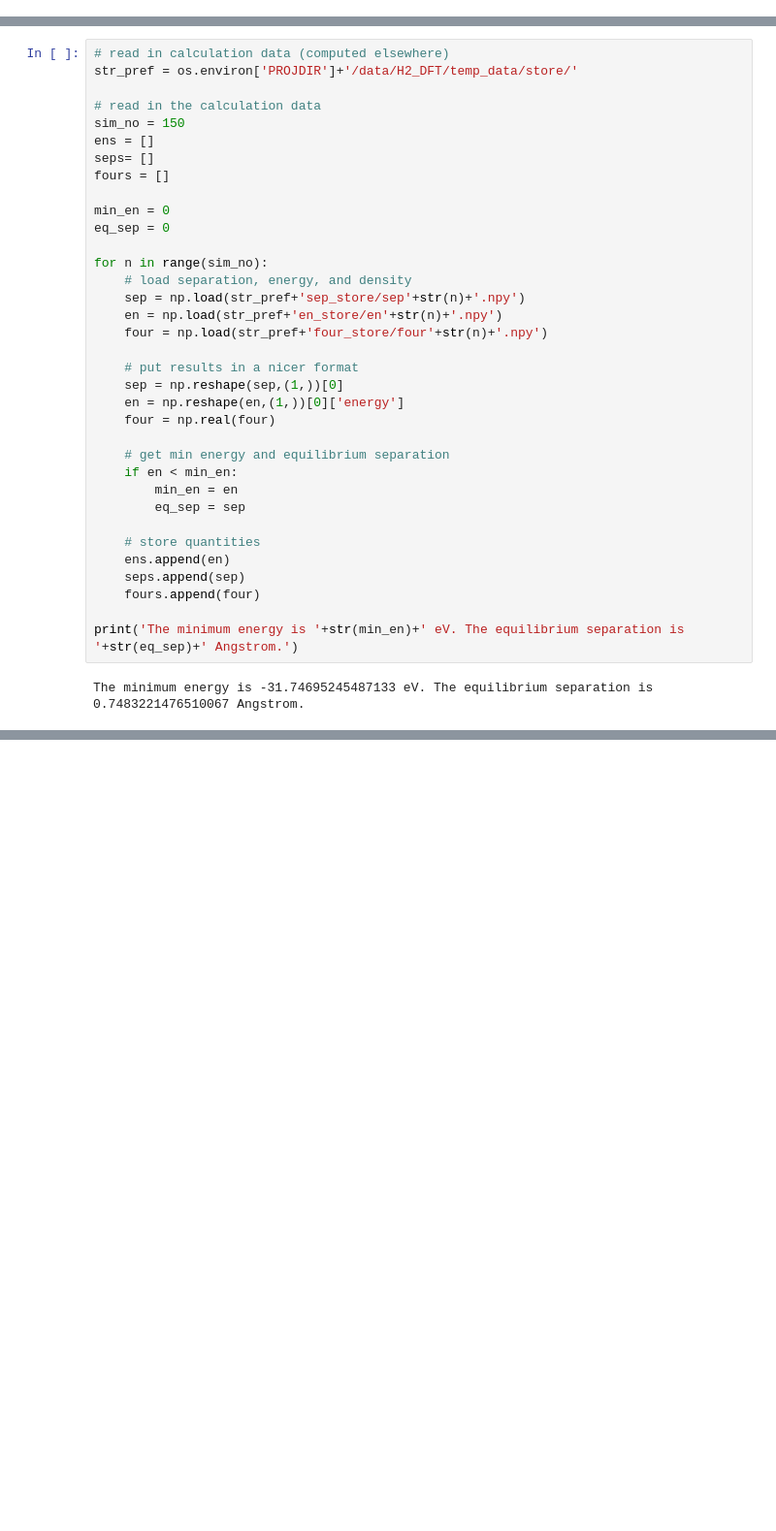
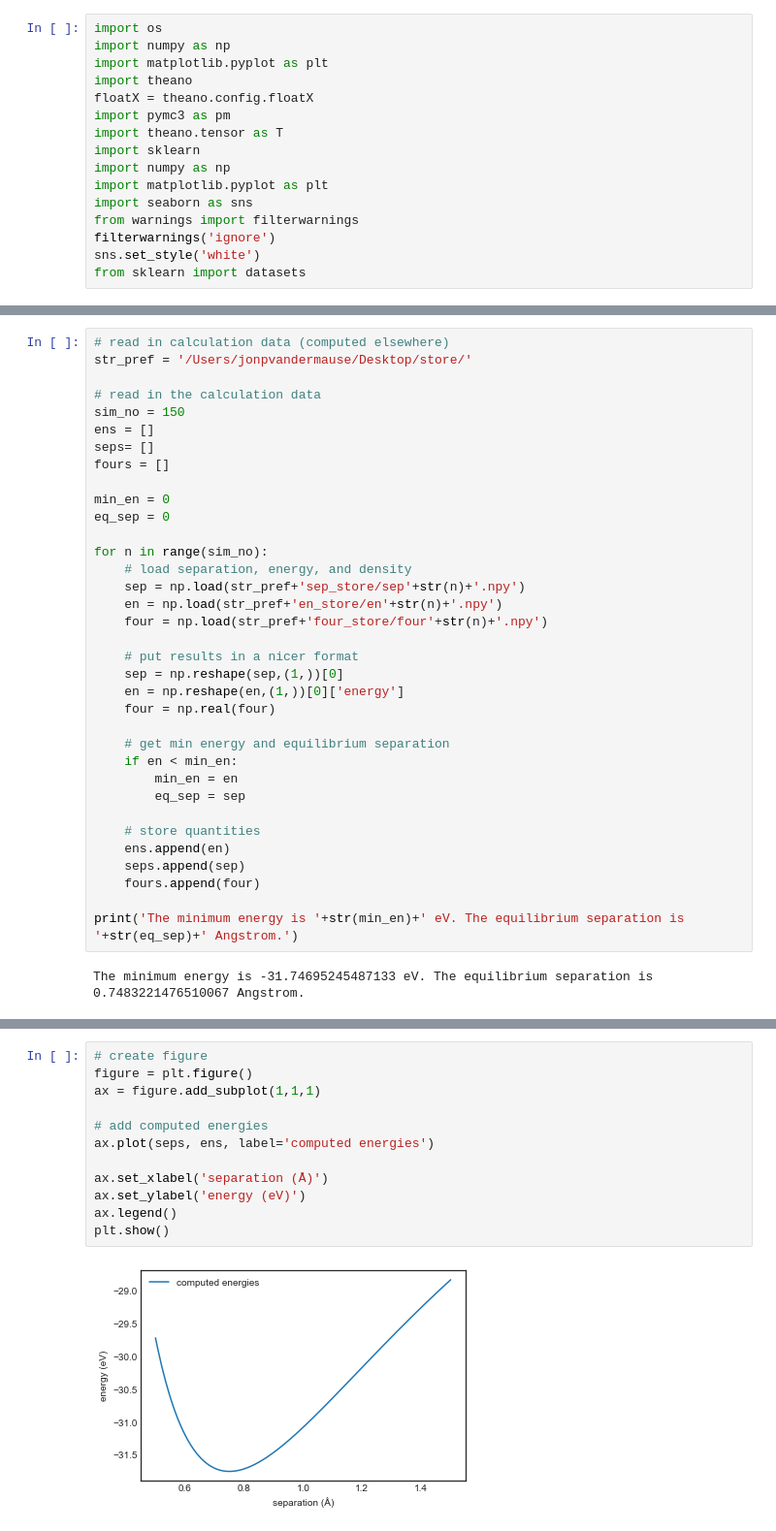
Before and after one commit to simonbatzner/electron-density, a Jupyter notebook: Reproduce_KRR/Bayesian_NN.ipynb, the cells around one changed output, grey strips where cells are left out. Shown at 97% size. Cells and saved outputs as stored; diff of their text form; blank space fills up the shorter version.

```diff
--- a/Reproduce_KRR/Bayesian_NN.ipynb
+++ b/Reproduce_KRR/Bayesian_NN.ipynb
@@ -7 +5,17 @@ from generate_H2_data import *
+# %%
+import os
+import numpy as np
+import matplotlib.pyplot as plt
+import theano
+floatX = theano.config.floatX
+import pymc3 as pm
+import theano.tensor as T
+import sklearn
+import numpy as np
+import matplotlib.pyplot as plt
+import seaborn as sns
+from warnings import filterwarnings
+filterwarnings('ignore')
+sns.set_style('white')
+from sklearn import datasets
 # %% [markdown]
@@ -9,6 +23,6 @@ from generate_H2_data import *
 # %%
 # read in calculation data (computed elsewhere)
-str_pref = os.environ['PROJDIR']+'/data/H2_DFT/temp_data/store/'
+str_pref = '/Users/jonpvandermause/Desktop/store/'
 
 # read in the calculation data
 sim_no = 150
@@ -52 +60,15 @@ plt.show()
+# %%
+# create figure
+figure = plt.figure()
+ax = figure.add_subplot(1,1,1)
+
+# add computed energies
+ax.plot(seps, ens, label='computed energies')
+
+ax.set_xlabel('separation (Å)')
+ax.set_ylabel('energy (eV)')
+ax.legend()
+plt.show()
+# %% [output]
+[figure, added]
 # %% [markdown]
```
Also changed, not shown: parts of 28 cells of this notebook, 5 other files.
